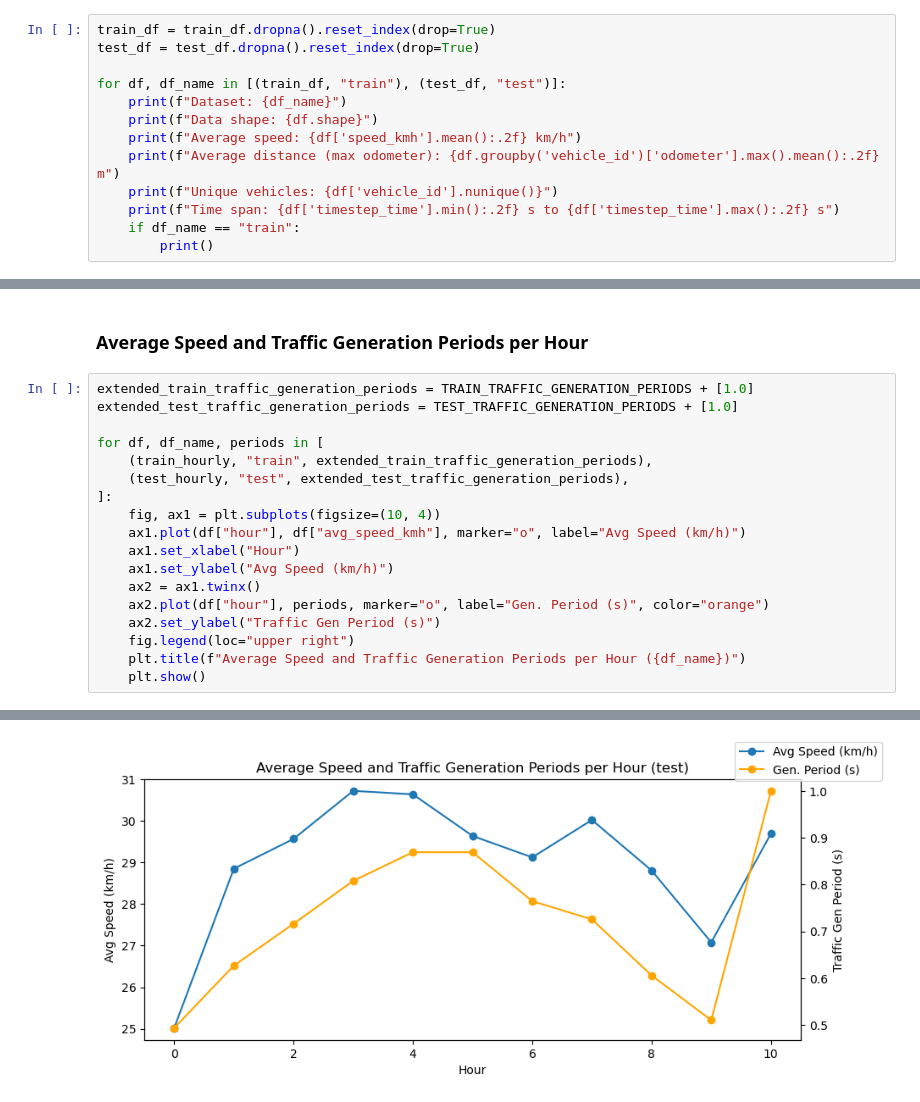
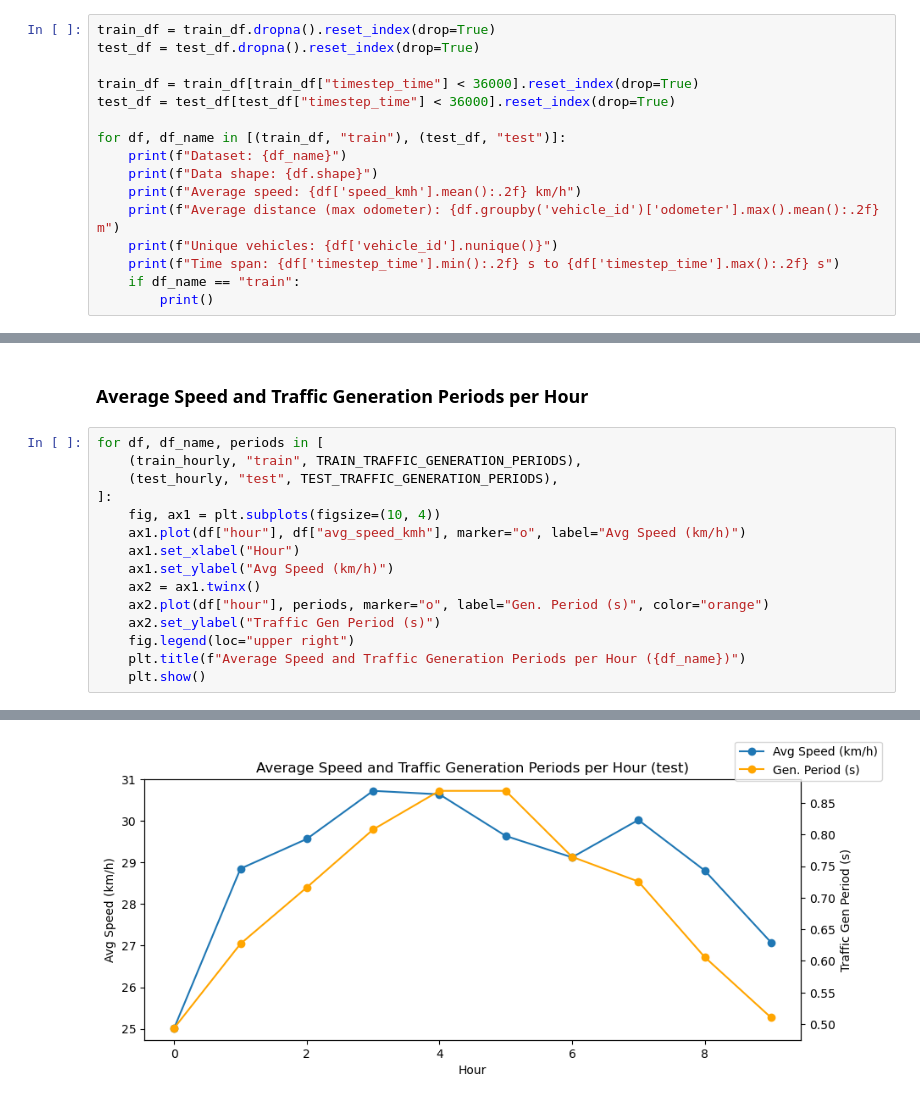
Before and after one commit to geokyr/diploma-thesis, a Jupyter notebook: dataset/dataset.ipynb, the cells around one changed output, grey strips where cells are left out. Drawn from its saved outputs; the diff is of its cells as text.

```diff
--- a/dataset/dataset.ipynb
+++ b/dataset/dataset.ipynb
@@ -260,6 +260,9 @@ test_df = parse_fcd_output_xml(test_dataset_path)
 # %%
 train_df = train_df.dropna().reset_index(drop=True)
 test_df = test_df.dropna().reset_index(drop=True)
+
+train_df = train_df[train_df["timestep_time"] < 36000].reset_index(drop=True)
+test_df = test_df[test_df["timestep_time"] < 36000].reset_index(drop=True)
 
 for df, df_name in [(train_df, "train"), (test_df, "test")]:
     print(f"Dataset: {df_name}")
@@ -397,12 +400,9 @@ for df, df_name in [(train_secondly, "train"), (test_secondly, "test")]:
 # %% [markdown]
 ### Average Speed and Traffic Generation Periods per Hour
 # %%
-extended_train_traffic_generation_periods = TRAIN_TRAFFIC_GENERATION_PERIODS + [1.0]
-extended_test_traffic_generation_periods = TEST_TRAFFIC_GENERATION_PERIODS + [1.0]
-
 for df, df_name, periods in [
-    (train_hourly, "train", extended_train_traffic_generation_periods),
-    (test_hourly, "test", extended_test_traffic_generation_periods),
+    (train_hourly, "train", TRAIN_TRAFFIC_GENERATION_PERIODS),
+    (test_hourly, "test", TEST_TRAFFIC_GENERATION_PERIODS),
 ]:
     fig, ax1 = plt.subplots(figsize=(10, 4))
     ax1.plot(df["hour"], df["avg_speed_kmh"], marker="o", label="Avg Speed (km/h)")
@@ -419 +419 @@ for df, df_name, periods in [
-[figure, old version]
+[figure, new version]
```
Also changed, not shown: parts of 7 cells of this notebook.
